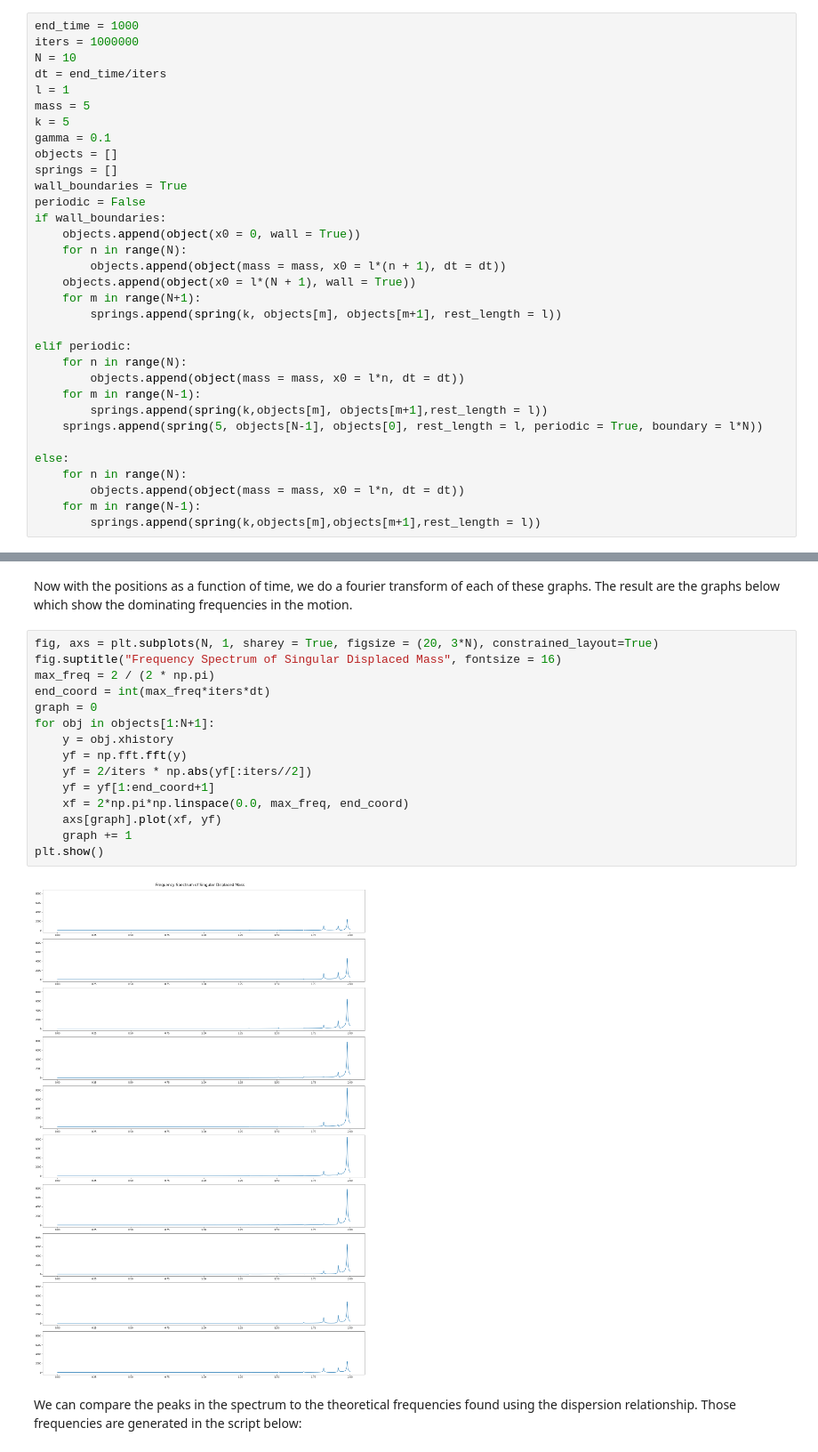
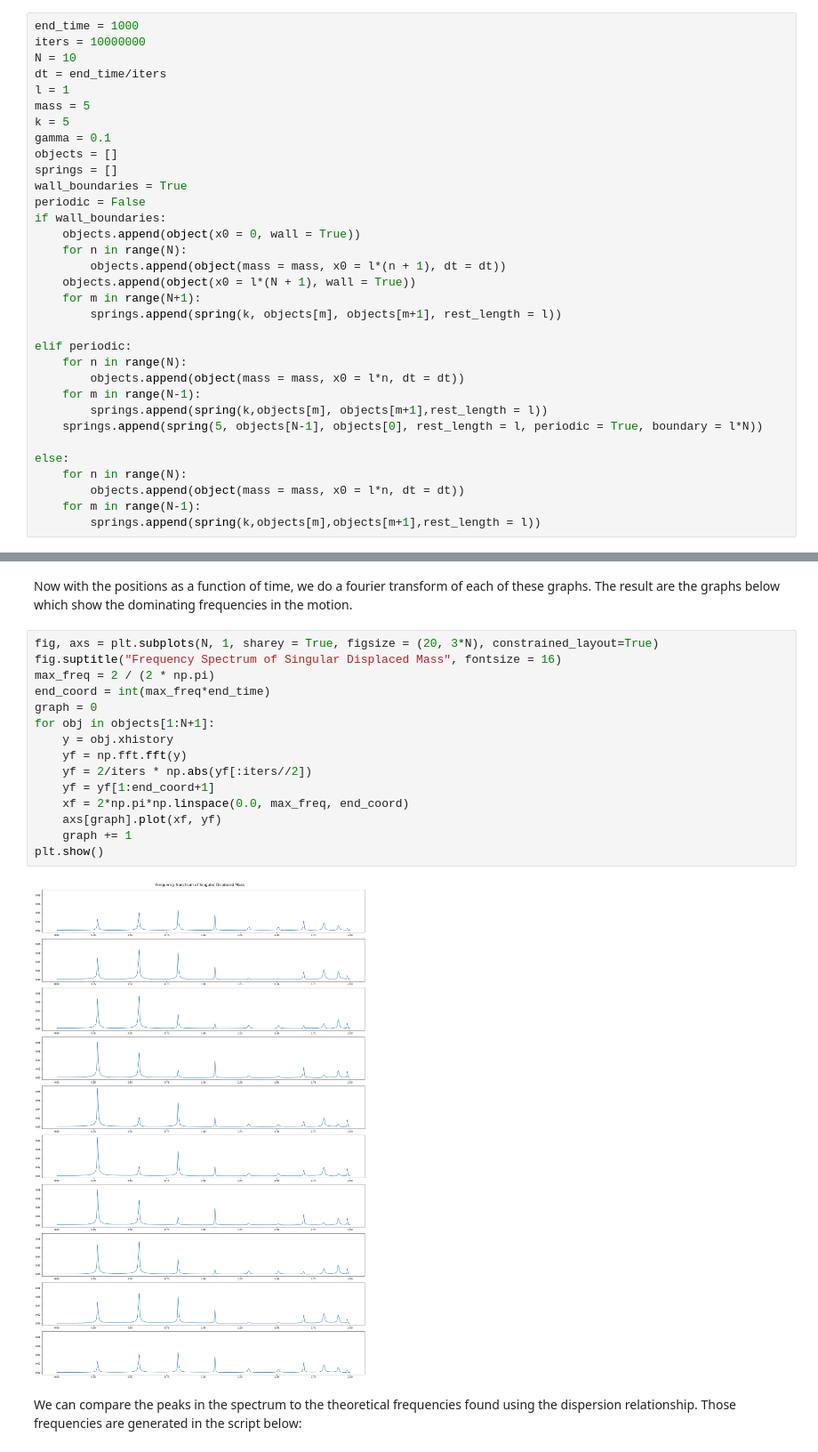
Before and after one commit to project-ida/phonons, a Jupyter notebook: string.ipynb, the cells around one changed output, grey strips where cells are left out. Shown at 89% size. Saved outputs shown, nothing was run; the diff lists cells and outputs as text.

```diff
--- a/string.ipynb
+++ b/string.ipynb
@@ -527,7 +527,7 @@ Now that we have isolated the normal modes, we can then move on to analyzing gen
 First we do the simulation by displacing a mass to get the position as a function of time for each of the masses.
 # %%
 end_time = 1000
-iters = 1000000
+iters = 10000000
 N = 10
 dt = end_time/iters
 l = 1
@@ -582,20 +582,20 @@ Now with the positions as a function of time, we do a fourier transform of each
 # %%
 fig, axs = plt.subplots(N, 1, sharey = True, figsize = (20, 3*N), constrained_layout=True)
 fig.suptitle("Frequency Spectrum of Singular Displaced Mass", fontsize = 16)
 max_freq = 2 / (2 * np.pi)
-end_coord = int(max_freq*iters*dt)
+end_coord = int(max_freq*end_time)
 graph = 0
 for obj in objects[1:N+1]:
     y = obj.xhistory
     yf = np.fft.fft(y)
     yf = 2/iters * np.abs(yf[:iters//2])
     yf = yf[1:end_coord+1]
     xf = 2*np.pi*np.linspace(0.0, max_freq, end_coord)
     axs[graph].plot(xf, yf)
     graph += 1
 plt.show()
 # %% [output]
-[figure, old version]
+[figure, new version]
 # %% [markdown]
 We can compare the peaks in the spectrum to the theoretical frequencies found using the dispersion relationship. Those frequencies are generated in the script below:
 # %%
```
Also changed, not shown: parts of 4 cells of this notebook.
